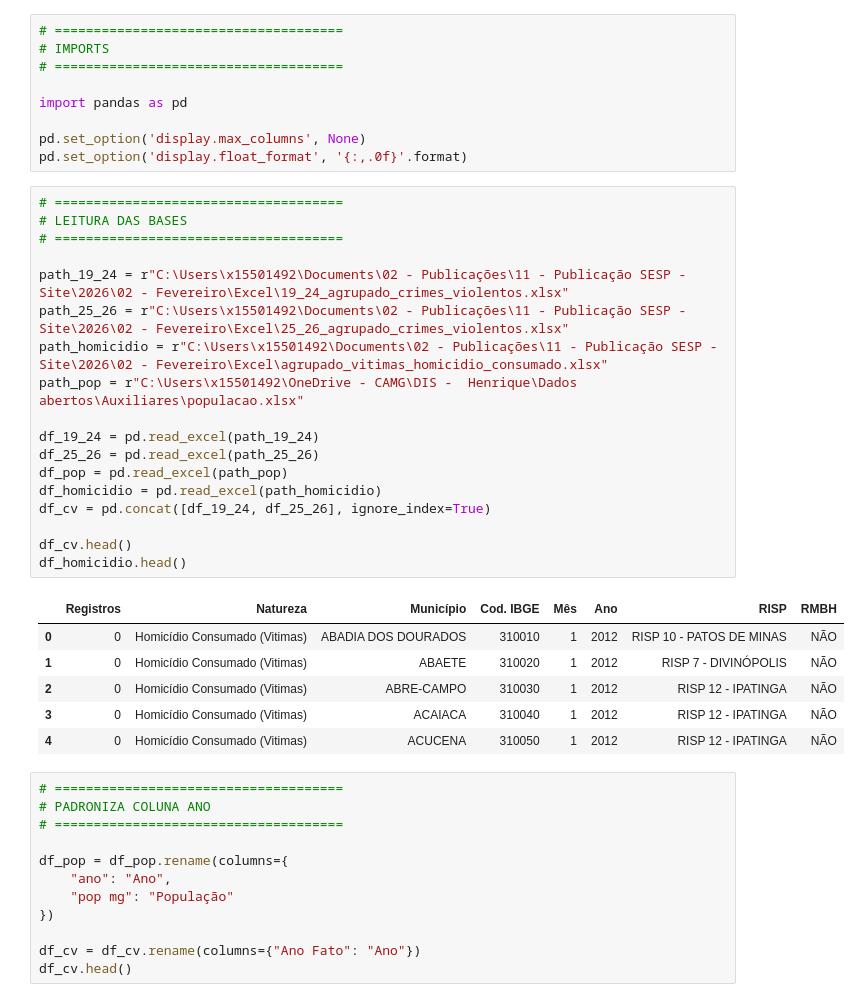
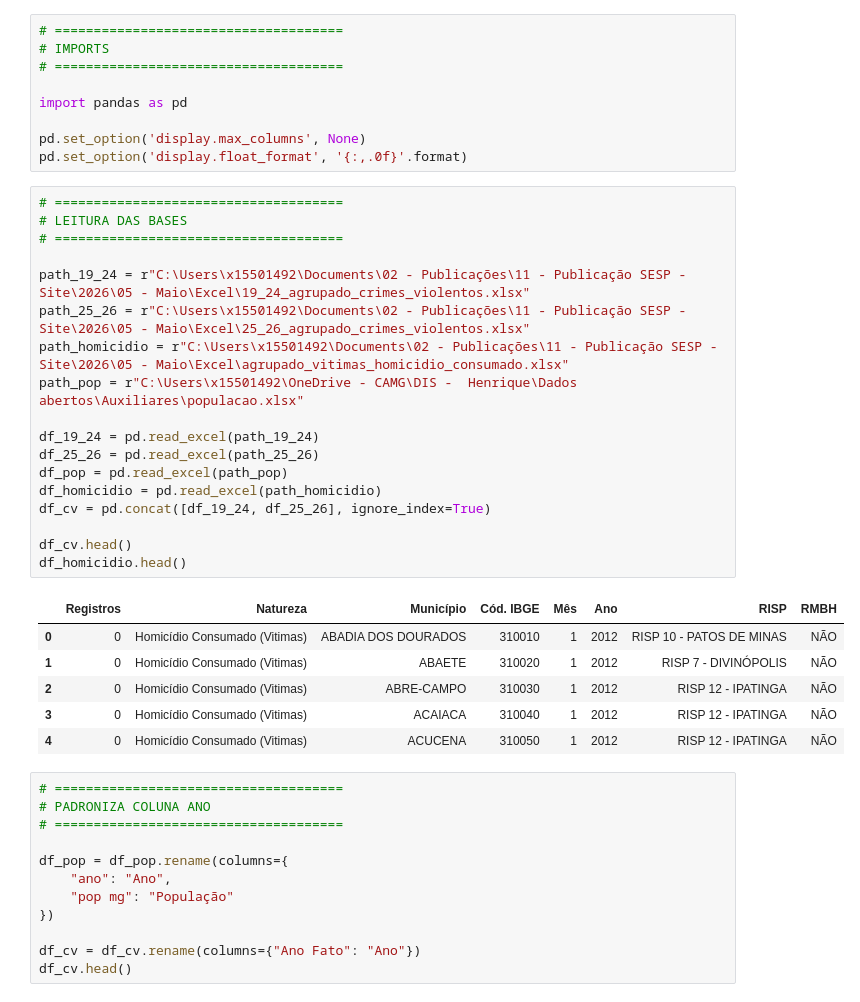
Before and after one commit to Observatorio-de-Seguranca-Publica/dados-abertos, a Jupyter notebook: memorando_suint/dados_memorando.ipynb, the cells around one changed output. Saved outputs shown, nothing was run; the diff lists cells and outputs as text.

```diff
--- a/memorando_suint/dados_memorando.ipynb
+++ b/memorando_suint/dados_memorando.ipynb
@@ -10,23 +10,23 @@ pd.set_option('display.float_format', '{:,.0f}'.format)
 # %%
 # =====================================
 # LEITURA DAS BASES
 # =====================================
 
-path_19_24 = r"C:\Users\x15501492\Documents\02 - Publicações\11 - Publicação SESP - Site\2026\02 - Fevereiro\Excel\19_24_agrupado_crimes_violentos.xlsx"
-path_25_26 = r"C:\Users\x15501492\Documents\02 - Publicações\11 - Publicação SESP - Site\2026\02 - Fevereiro\Excel\25_26_agrupado_crimes_violentos.xlsx"
-path_homicidio = r"C:\Users\x15501492\Documents\02 - Publicações\11 - Publicação SESP - Site\2026\02 - Fevereiro\Excel\agrupado_vitimas_homicidio_consumado.xlsx"
+path_19_24 = r"C:\Users\x15501492\Documents\02 - Publicações\11 - Publicação SESP - Site\2026\05 - Maio\Excel\19_24_agrupado_crimes_violentos.xlsx"
+path_25_26 = r"C:\Users\x15501492\Documents\02 - Publicações\11 - Publicação SESP - Site\2026\05 - Maio\Excel\25_26_agrupado_crimes_violentos.xlsx"
+path_homicidio = r"C:\Users\x15501492\Documents\02 - Publicações\11 - Publicação SESP - Site\2026\05 - Maio\Excel\agrupado_vitimas_homicidio_consumado.xlsx"
 path_pop = r"C:\Users\x15501492\OneDrive - CAMG\DIS -  Henrique\Dados abertos\Auxiliares\populacao.xlsx"
 
 df_19_24 = pd.read_excel(path_19_24)
 df_25_26 = pd.read_excel(path_25_26)
 df_pop = pd.read_excel(path_pop)
 df_homicidio = pd.read_excel(path_homicidio)
 df_cv = pd.concat([df_19_24, df_25_26], ignore_index=True)
 
 df_cv.head()
 df_homicidio.head()
 # %% [output]
-|  | Registros | Natureza | Município | Cod. IBGE | Mês | Ano | RISP | RMBH |
+|  | Registros | Natureza | Município | Cód. IBGE | Mês | Ano | RISP | RMBH |
 | 0 | 0 | Homicídio Consumado (Vitimas) | ABADIA DOS DOURADOS | 310010 | 1 | 2012 | RISP 10 - PATOS DE MINAS | NÃO |
 | 1 | 0 | Homicídio Consumado (Vitimas) | ABAETE | 310020 | 1 | 2012 | RISP 7 - DIVINÓPOLIS | NÃO |
 | 2 | 0 | Homicídio Consumado (Vitimas) | ABRE-CAMPO | 310030 | 1 | 2012 | RISP 12 - IPATINGA | NÃO |
```
Also changed, not shown: parts of 8 cells of this notebook.
